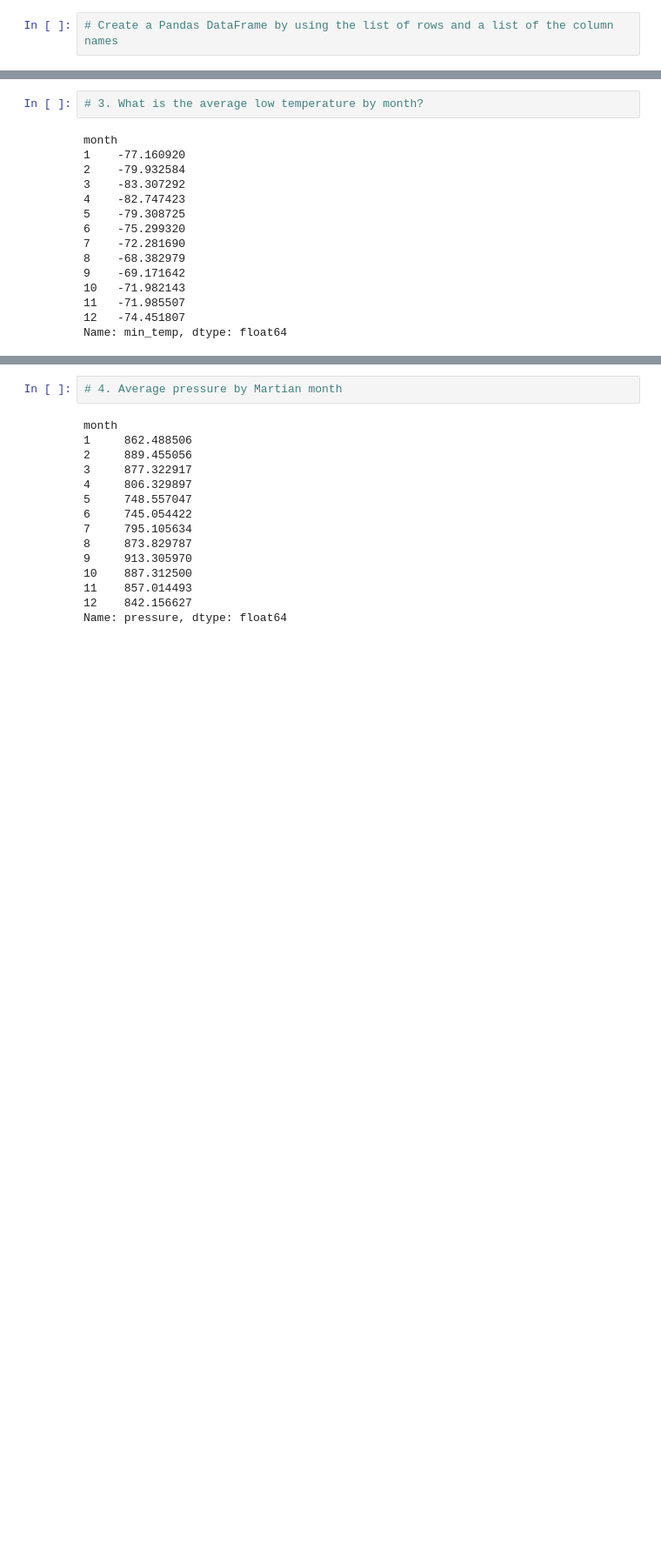
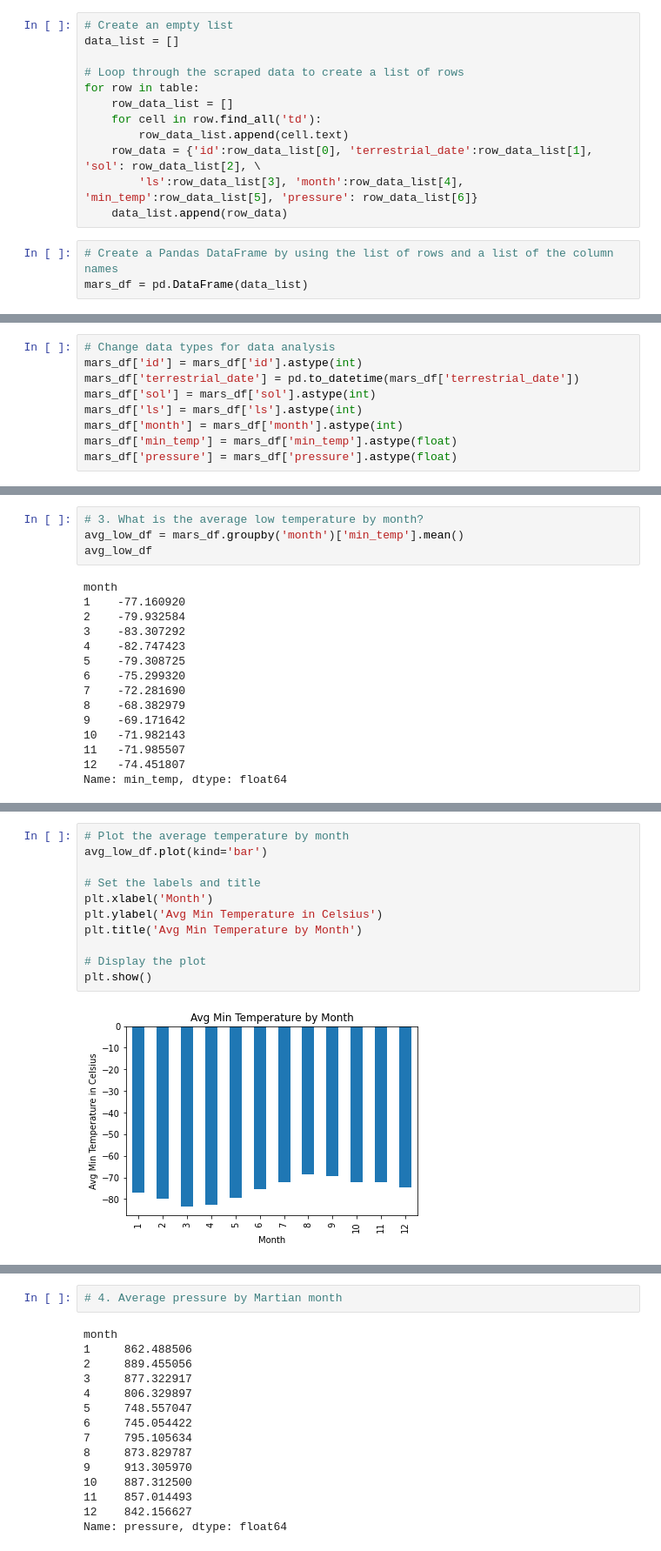
Before and after one commit to gmitt98/web-scraping-challenge, a Jupyter notebook: Starter_Code/part_2_mars_weather.ipynb, the cells around one changed output, grey strips where cells are left out. Shown at 87% size. Cells and saved outputs as stored; diff of their text form; blank space fills up the shorter version.

```diff
--- a/Starter_Code/part_2_mars_weather.ipynb
+++ b/Starter_Code/part_2_mars_weather.ipynb
@@ -73,4 +70,17 @@ Assemble the scraped data into a Pandas DataFrame. The columns should have the s
+# %%
+# Create an empty list
+data_list = []
+
+# Loop through the scraped data to create a list of rows
+for row in table:
+    row_data_list = []
+    for cell in row.find_all('td'):
+        row_data_list.append(cell.text)
+    row_data = {'id':row_data_list[0], 'terrestrial_date':row_data_list[1], 'sol': row_data_list[2], \
+        'ls':row_data_list[3], 'month':row_data_list[4], 'min_temp':row_data_list[5], 'pressure': row_data_list[6]}
+    data_list.append(row_data)
 # %%
 # Create a Pandas DataFrame by using the list of rows and a list of the column names
+mars_df = pd.DataFrame(data_list)
 # %%
 # Confirm DataFrame was created successfully
@@ -103,2 +113,11 @@ dtype: object
+# %%
+# Change data types for data analysis
+mars_df['id'] = mars_df['id'].astype(int)
+mars_df['terrestrial_date'] = pd.to_datetime(mars_df['terrestrial_date'])
+mars_df['sol'] = mars_df['sol'].astype(int)
+mars_df['ls'] = mars_df['ls'].astype(int)
+mars_df['month'] = mars_df['month'].astype(int)
+mars_df['min_temp'] = mars_df['min_temp'].astype(float)
+mars_df['pressure'] = mars_df['pressure'].astype(float)
 # %%
 # Confirm type changes were successful by examining data types again
@@ -149,6 +161,8 @@ Name: month, dtype: int64
 1867
 # %%
 # 3. What is the average low temperature by month?
+avg_low_df = mars_df.groupby('month')['min_temp'].mean()
+avg_low_df
 # %% [output]
 month
 1    -77.160920
@@ -174,0 +181,13 @@ Name: min_temp, dtype: float64
+# %%
+# Plot the average temperature by month
+avg_low_df.plot(kind='bar')
+
+# Set the labels and title
+plt.xlabel('Month')
+plt.ylabel('Avg Min Temperature in Celsius')
+plt.title('Avg Min Temperature by Month')
+
+# Display the plot
+plt.show()
+# %% [output]
+[figure, added]
```
Also changed, not shown: parts of 12 cells of this notebook, 1 other file.
